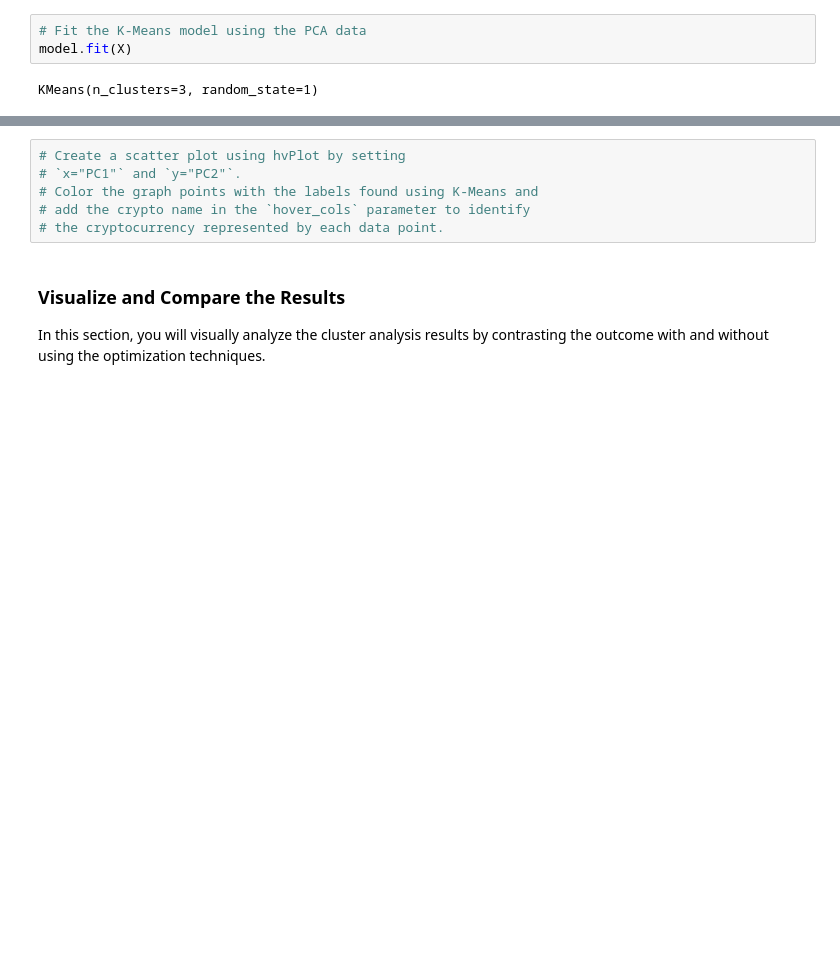
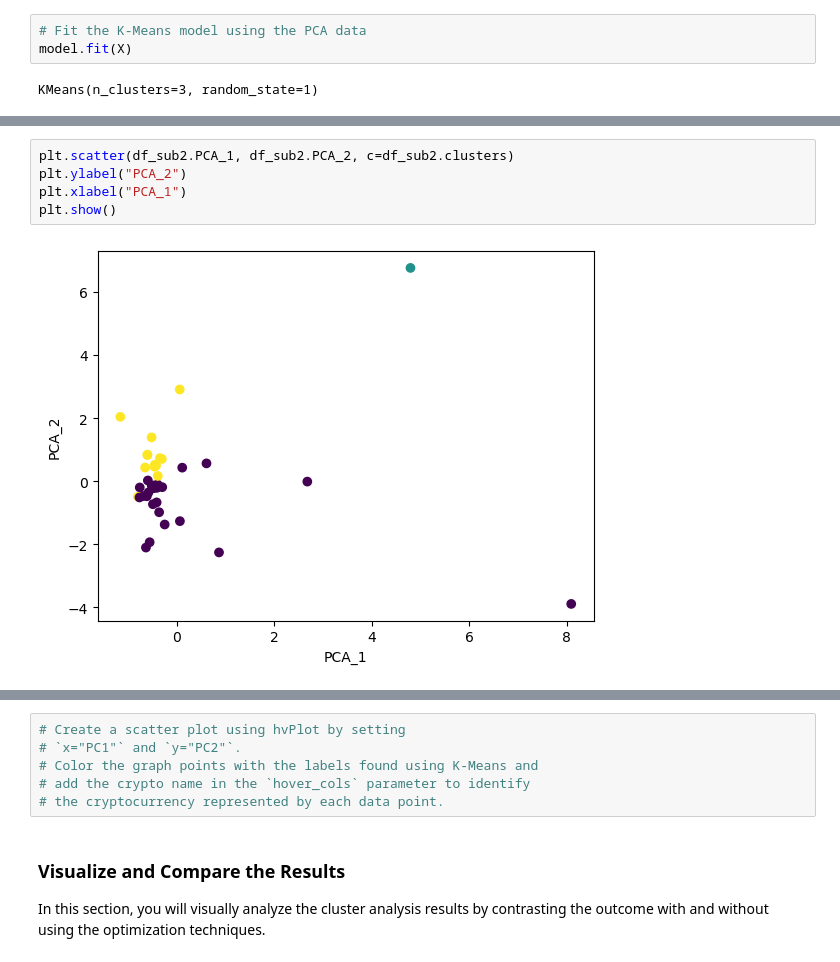
Before and after one commit to ajmonte0920/18_da_sep2024_hw_19_CryptoClustering, a Jupyter notebook: Crypto_Clustering_ajm.ipynb, the cells around one changed output, grey strips where cells are left out. Cells and saved outputs as stored; diff of their text form; blank space fills up the shorter version.

```diff
--- a/Crypto_Clustering_ajm.ipynb
+++ b/Crypto_Clustering_ajm.ipynb
@@ -634,0 +658,7 @@ KMeans(n_clusters=3, random_state=1)
+# %%
+plt.scatter(df_sub2.PCA_1, df_sub2.PCA_2, c=df_sub2.clusters)
+plt.ylabel("PCA_2")
+plt.xlabel("PCA_1")
+plt.show()
+# %% [output]
+[figure, added]
```
Also changed, not shown: parts of 9 cells of this notebook.
